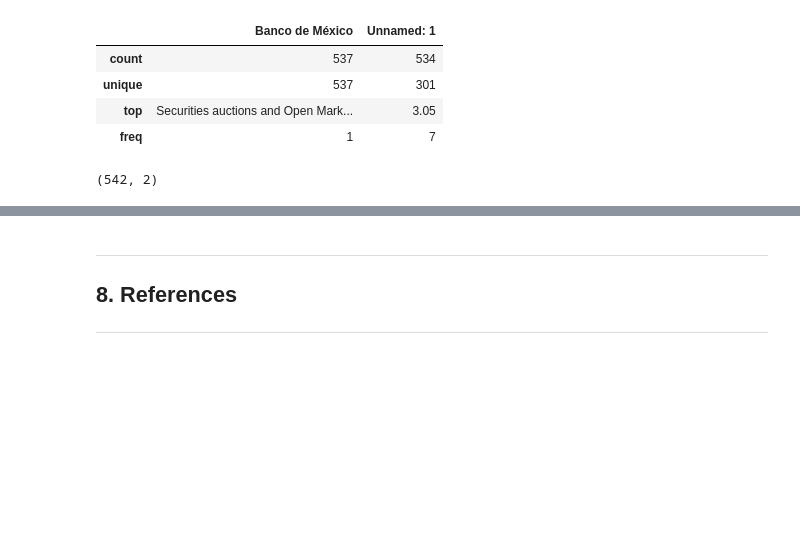
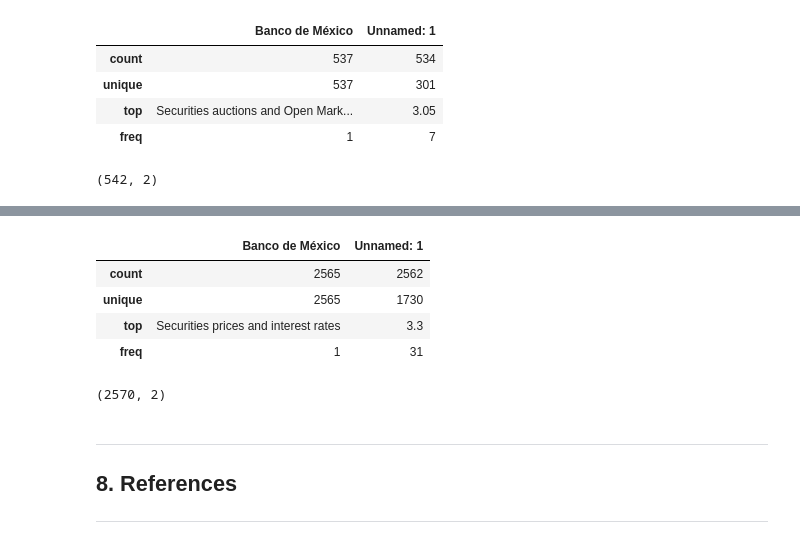
Before and after one commit to DanielEduardoLopez/SalesForecasting, a Jupyter notebook: SalesPrediction.ipynb, the cells around one changed output, grey strips where cells are left out. Drawn from its saved outputs; the diff is of its cells as text; code cells hidden in the pictures; blank space fills up the shorter version.

```diff
--- a/SalesPrediction.ipynb
+++ b/SalesPrediction.ipynb
@@ -493,3 +532,16 @@ bonds_rates_df.shape
+# %%
+interest_rates_df.describe()
+# %% [output]
+|  | Banco de México | Unnamed: 1 |
+| count | 2565 | 2562 |
+| unique | 2565 | 1730 |
+| top | Securities prices and interest rates | 3.3 |
+| freq | 1 | 31 |
+# %%
+# Shape of dataset
+interest_rates_df.shape
+# %% [output]
+(2570, 2)
 # %% [markdown]
 <a class="anchor" id="references"></a>
 ___
```
Also changed, not shown: parts of 6 cells of this notebook.
